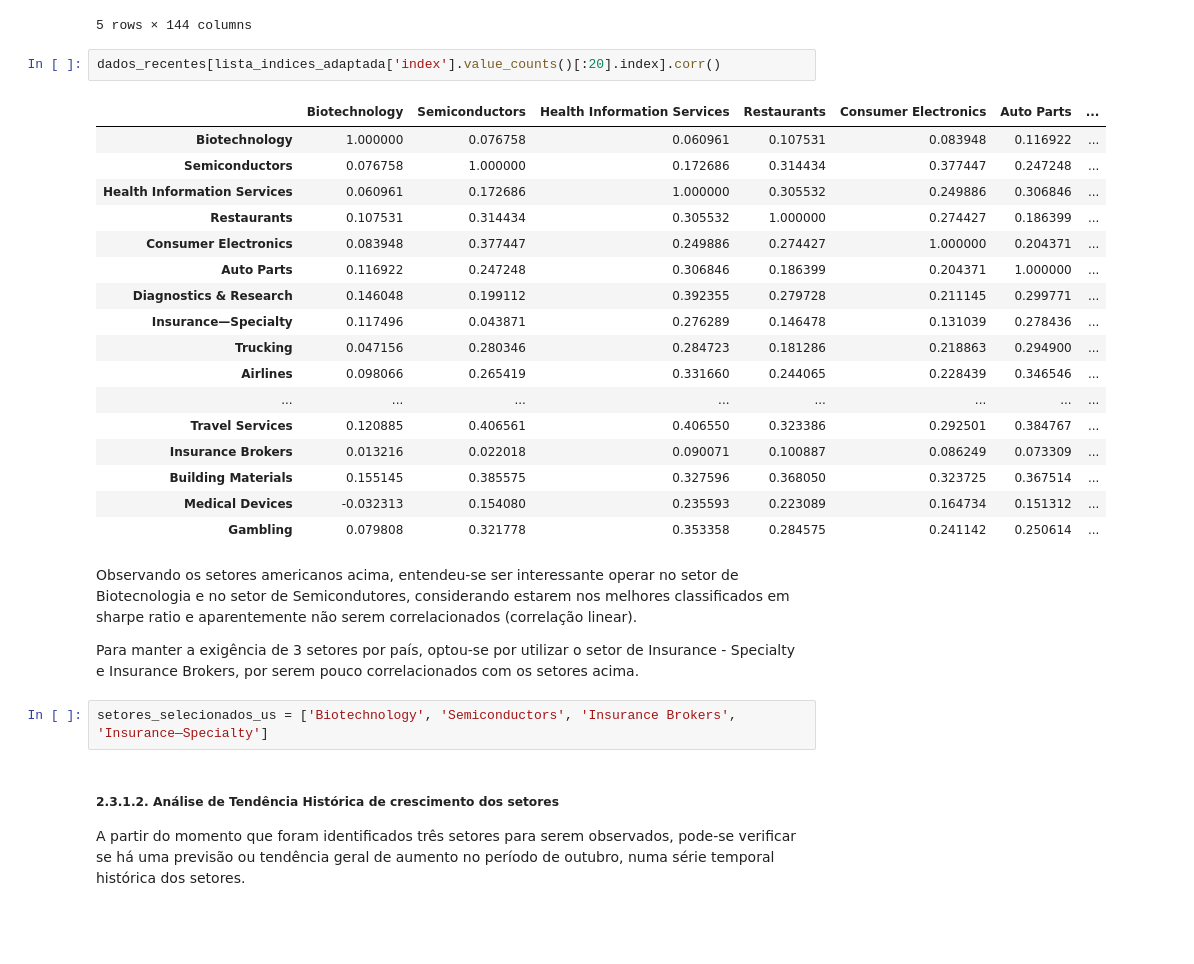
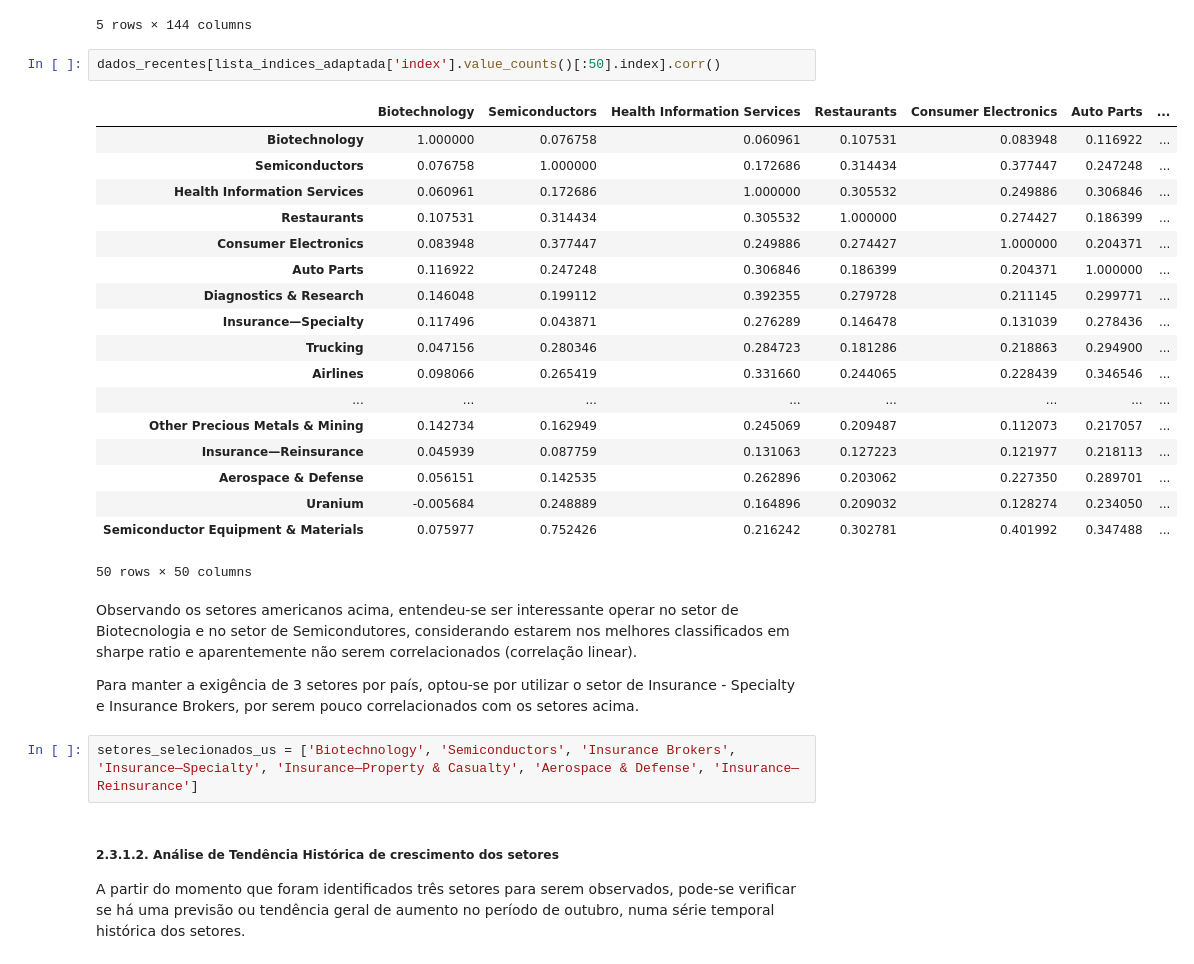
Before and after one commit to hevertonvalerio/Challenge-Bloomberg-Mack-AI, a Jupyter notebook: analise_setorial.ipynb, the cells around one changed output. Saved outputs shown, nothing was run; the diff lists cells and outputs as text; blank space fills up the shorter version.

```diff
--- a/analise_setorial.ipynb
+++ b/analise_setorial.ipynb
@@ -553,31 +554,32 @@ dados_recentes.head()
 | 2023-01-09 | -0.002974 | -0.019723 | 0.017543 | 0.022836 | 0.086624 | ... |
 5 rows × 144 columns
 # %%
-dados_recentes[lista_indices_adaptada['index'].value_counts()[:20].index].corr()
+dados_recentes[lista_indices_adaptada['index'].value_counts()[:50].index].corr()
 # %% [output]
 |  | Biotechnology | Semiconductors | Health Information Services | Restaurants | Consumer Electronics | Auto Parts | ... |
 | Biotechnology | 1.000000 | 0.076758 | 0.060961 | 0.107531 | 0.083948 | 0.116922 | ... |
 | Semiconductors | 0.076758 | 1.000000 | 0.172686 | 0.314434 | 0.377447 | 0.247248 | ... |
 | Health Information Services | 0.060961 | 0.172686 | 1.000000 | 0.305532 | 0.249886 | 0.306846 | ... |
 | Restaurants | 0.107531 | 0.314434 | 0.305532 | 1.000000 | 0.274427 | 0.186399 | ... |
 | Consumer Electronics | 0.083948 | 0.377447 | 0.249886 | 0.274427 | 1.000000 | 0.204371 | ... |
 | Auto Parts | 0.116922 | 0.247248 | 0.306846 | 0.186399 | 0.204371 | 1.000000 | ... |
 | Diagnostics & Research | 0.146048 | 0.199112 | 0.392355 | 0.279728 | 0.211145 | 0.299771 | ... |
 | Insurance—Specialty | 0.117496 | 0.043871 | 0.276289 | 0.146478 | 0.131039 | 0.278436 | ... |
 | Trucking | 0.047156 | 0.280346 | 0.284723 | 0.181286 | 0.218863 | 0.294900 | ... |
 | Airlines | 0.098066 | 0.265419 | 0.331660 | 0.244065 | 0.228439 | 0.346546 | ... |
 | ... | ... | ... | ... | ... | ... | ... | ... |
-| Travel Services | 0.120885 | 0.406561 | 0.406550 | 0.323386 | 0.292501 | 0.384767 | ... |
-| Insurance Brokers | 0.013216 | 0.022018 | 0.090071 | 0.100887 | 0.086249 | 0.073309 | ... |
-| Building Materials | 0.155145 | 0.385575 | 0.327596 | 0.368050 | 0.323725 | 0.367514 | ... |
-| Medical Devices | -0.032313 | 0.154080 | 0.235593 | 0.223089 | 0.164734 | 0.151312 | ... |
-| Gambling | 0.079808 | 0.321778 | 0.353358 | 0.284575 | 0.241142 | 0.250614 | ... |
+| Other Precious Metals & Mining | 0.142734 | 0.162949 | 0.245069 | 0.209487 | 0.112073 | 0.217057 | ... |
+| Insurance—Reinsurance | 0.045939 | 0.087759 | 0.131063 | 0.127223 | 0.121977 | 0.218113 | ... |
+| Aerospace & Defense | 0.056151 | 0.142535 | 0.262896 | 0.203062 | 0.227350 | 0.289701 | ... |
+| Uranium | -0.005684 | 0.248889 | 0.164896 | 0.209032 | 0.128274 | 0.234050 | ... |
+| Semiconductor Equipment & Materials | 0.075977 | 0.752426 | 0.216242 | 0.302781 | 0.401992 | 0.347488 | ... |
+50 rows × 50 columns
 # %% [markdown]
 Observando os setores americanos acima, entendeu-se ser interessante operar no setor de Biotecnologia e no setor de Semicondutores, considerando estarem nos melhores classificados em sharpe ratio e aparentemente não serem correlacionados (correlação linear).
 
 Para manter a exigência de 3 setores por país, optou-se por utilizar o setor de Insurance - Specialty e Insurance Brokers, por serem pouco correlacionados com os setores acima.
 # %%
-setores_selecionados_us = ['Biotechnology', 'Semiconductors', 'Insurance Brokers', 'Insurance—Specialty']
+setores_selecionados_us = ['Biotechnology', 'Semiconductors', 'Insurance Brokers', 'Insurance—Specialty', 'Insurance—Property & Casualty', 'Aerospace & Defense', 'Insurance—Reinsurance']
 # %% [markdown]
 ##### 2.3.1.2. Análise de Tendência Histórica de crescimento dos setores
 
```
Also changed, not shown: parts of 3 cells of this notebook, 3 other files.
